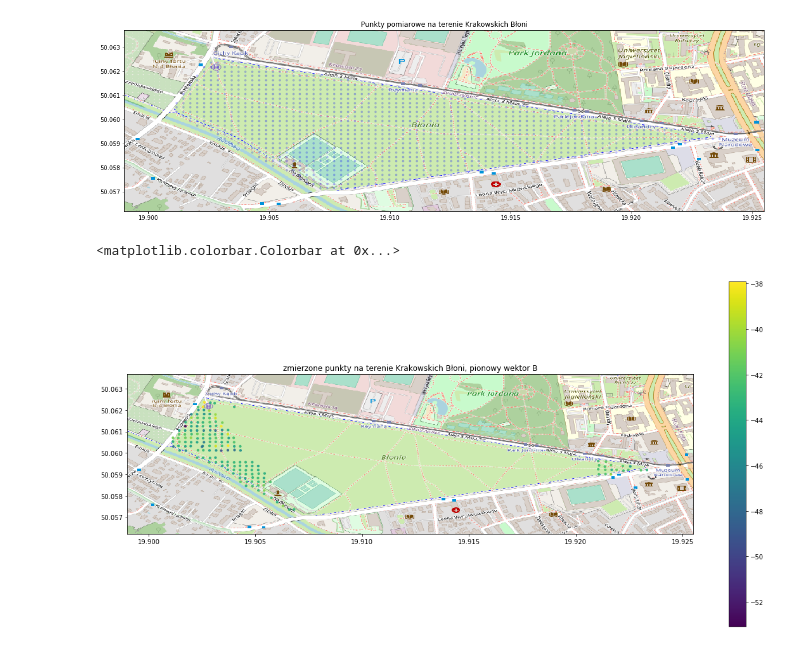
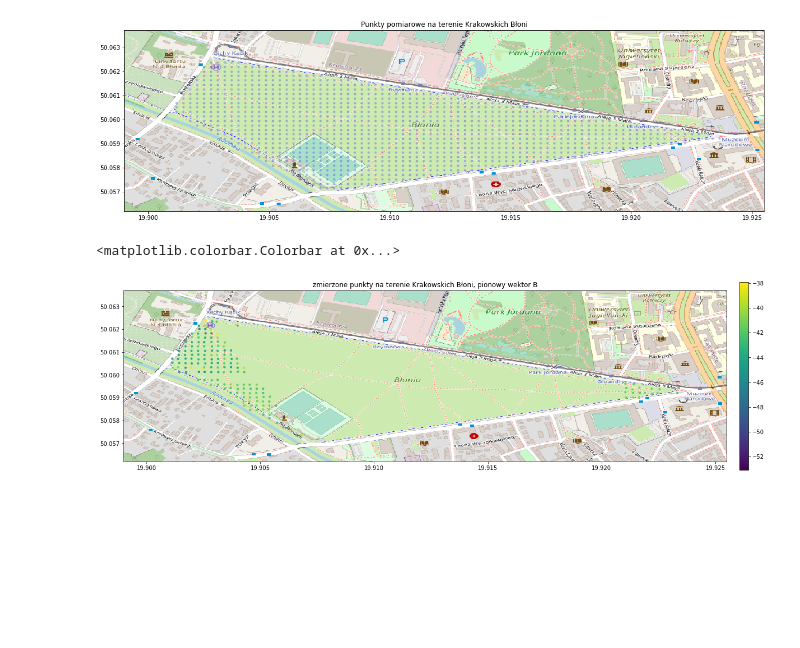
Before and after one commit to JTMalczewski/Magnetic_Data, a Jupyter notebook: data_visualisation/create_and_draw_points.ipynb, the cells around one changed output. Cells and saved outputs as stored; diff of their text form; code cells hidden in the pictures; blank space fills up the shorter version.

Commit message:
visuals

```diff
--- a/data_visualisation/create_and_draw_points.ipynb
+++ b/data_visualisation/create_and_draw_points.ipynb
@@ -178,6 +178,8 @@ horizontal_measured = []
 test_lon_measured = []
 test_lat_measured = []
 id_measured = []
+count_to_measure=0
+
 for i in range(len(rows)):
     longitude.append(rows[i][6])
     latitude.append(rows[i][7])
@@ -194,6 +196,8 @@ for i in range(len(rows)):
         horizontal_measured.append(rows[i][10])
         test_lon_measured.append(rows[i][4])
         test_lat_measured.append(rows[i][5])
+    else:
+        count_to_measure+=1
 # %%
 # not_mesured=part_two[92:]
 # fig, ax = plt.subplots(figsize = (20,10))
@@ -221,16 +225,16 @@ colors=vertical_measured_normalized
 # %%
 #colors = np.array([float(i) for i in vertical_measured])*-0.01
 points_measured=coordinates_measured
 fig, ax = plt.subplots(figsize = (20,10))
 ax.scatter(points_measured.T[0], points_measured.T[1], zorder=1, alpha= 0.9, c=colors, s=10)
 ax.set_title('zmierzone punkty na terenie Krakowskich Błoni, pionowy wektor B')
 ax.set_xlim(BBox[0],BBox[1])
 ax.set_ylim(BBox[2],BBox[3])
 im = ax.imshow(Blonia, zorder=0, extent = BBox, aspect= 'equal',vmin=min(vertical_measured),vmax=max(vertical_measured))
-fig.colorbar(im,ax=ax)
+fig.colorbar(im,ax=ax,fraction=0.015, pad=0.02)
 # %% [output]
 <matplotlib.colorbar.Colorbar at 0x...>
-[figure, old version]
+[figure, new version]
 # %%
 horizontal_measured=np.array([float(i) for i in horizontal_measured])
 horizontal_measured_range = max(horizontal_measured) - min(horizontal_measured)
```
Also changed, not shown: parts of 7 cells of this notebook.
